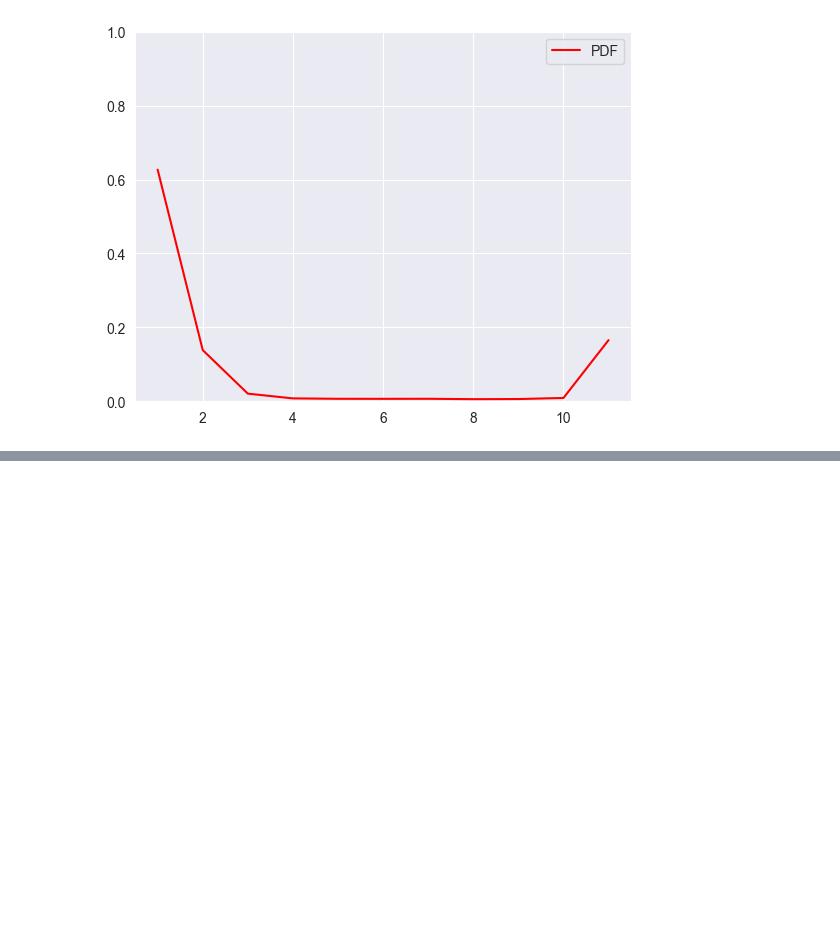
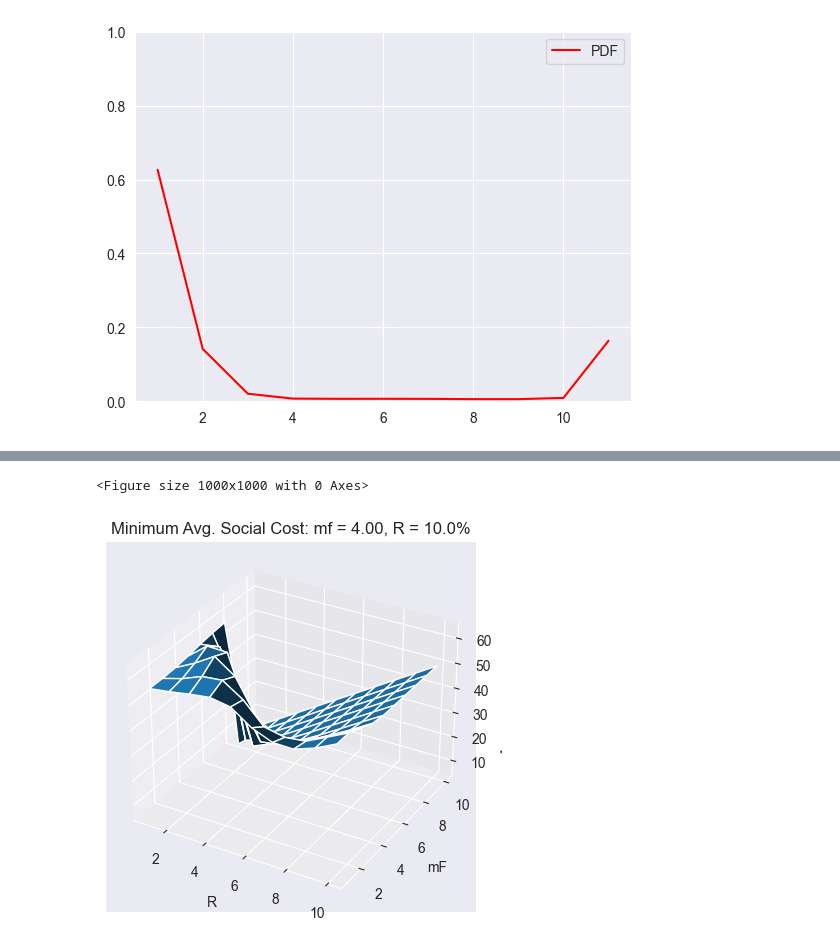
Before and after one commit to JTayMilli/391X, a Jupyter notebook: BoringDynamics.ipynb, the cells around one changed output, grey strips where cells are left out. Drawn from its saved outputs; the diff is of its cells as text; code cells hidden in the pictures; blank space fills up the shorter version.

```diff
--- a/BoringDynamics.ipynb
+++ b/BoringDynamics.ipynb
@@ -222,0 +233,48 @@ Stationary at 100000 iterations
+# %%
+def CostItrR(LC, T, mF, nPPL, itr, bl):
+    fR = 1 * bl
+    listcost = [asc(LC = LC, T = T, mF = mF, nPPL = nPPL, fR = fR, itr = itr)]
+    for i in range(2,int(1/bl+1)):
+        fR = i * bl
+        listcost.append(asc(LC = LC, T = T, mF = mF, nPPL = nPPL, fR = fR, itr = itr))
+    return listcost
+# %%
+def MFItr(LC, T, nPPL, itr, step, bl):
+    mF = step
+    listMF = [CostItrR(LC = LC, T = T, mF = mF, nPPL = nPPL, bl = bl, itr = itr)]
+    for i in range(2,int(10+1)):
+        mF = i * step
+        listMF.append(CostItrR(LC = LC, T = T, mF = mF, nPPL = nPPL, bl = bl, itr = itr))
+    return listMF
+# %%
+def GraphMFitr(LC, T, nPPL, bl, step, itr):
+
+    sns.set_style ("darkgrid")
+    fig = plt.figure(figsize=(10,10))
+    ax = Axes3D(fig)
+
+    x = range(int(bl*nPPL),nPPL+1)
+    y = range(1,10+1)
+
+    data = MFItr(LC = LC, T = T, nPPL = nPPL, itr = itr, bl = bl, step = step)
+    minMF = data.index(min(data))
+    minR = data[minMF].index(min(data[minMF]))
+    data = np.array(data)
+
+    hf = plt.figure()
+    ha = hf.add_subplot(projection='3d')
+
+    X, Y = np.meshgrid(x, y)  # `plot_surface` expects `x` and `y` data to be 2D
+    ha.plot_surface(X, Y, data)
+
+    ha.set_xlabel('R')
+    ha.set_ylabel('mF')
+    ha.set_zlabel('Average Social Cost')
+    ha.set_title(f"Minimum Avg. Social Cost: mf = {(minMF+1)*step:.2f}, R = {(minR+1)*(100*bl)}%")
+
+    plt.show()
+# %%
+GraphMFitr(LC = 1, T = 5, nPPL = 10, bl = .1, step = .5, itr = 10000)
+# %% [output]
+<Figure size 1000x1000 with 0 Axes>
+[figure, added]
```
Also changed, not shown: parts of 10 cells of this notebook, 1 other file.
